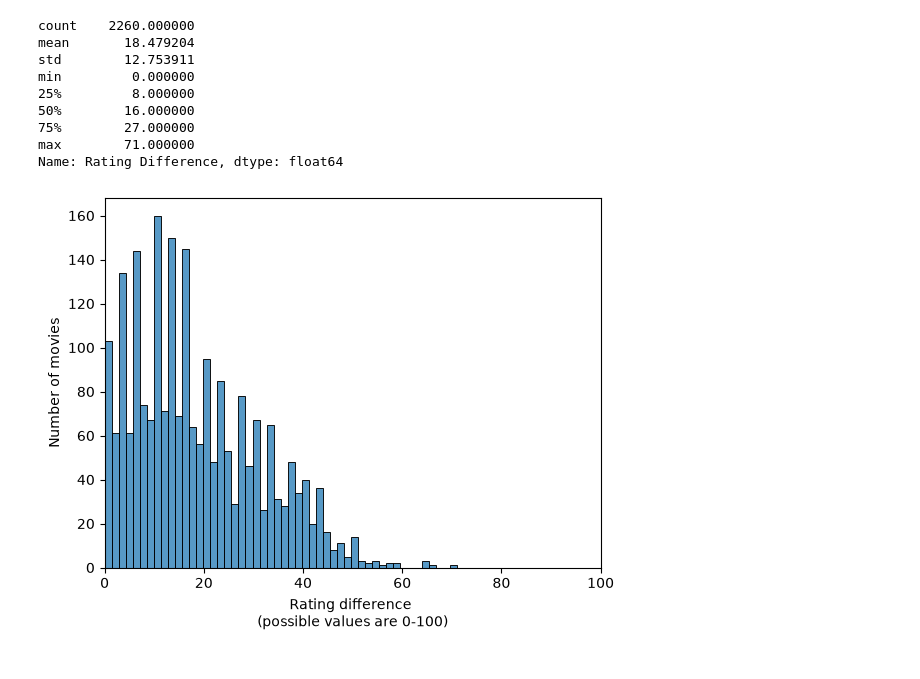
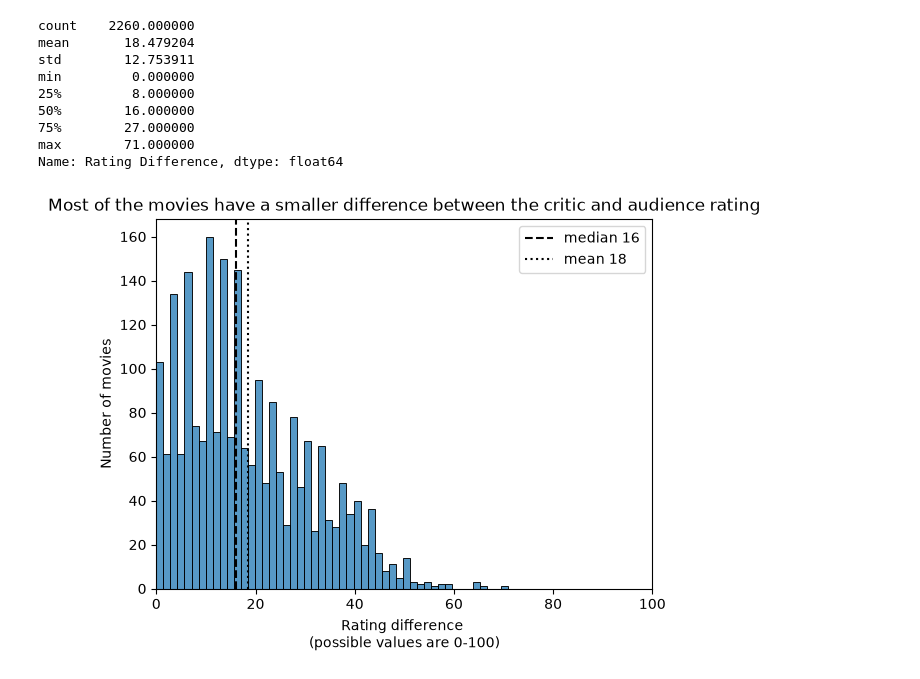
Before and after one commit to lindqv/python-course, a Jupyter notebook: data_analysis_visualisation/project/project.ipynb, the cells around one changed output. Cells and saved outputs as stored; diff of their text form; code cells hidden in the pictures.

Commit message:
Add mean, median and title to the rating difference chart

```diff
--- a/data_analysis_visualisation/project/project.ipynb
+++ b/data_analysis_visualisation/project/project.ipynb
@@ -526,12 +526,18 @@ Name: Rating Difference, dtype: float64
 # %%
 fig, ax = plt.subplots()
 sns.histplot(data=movies, x="Rating Difference", bins=50, ax=ax)
 
-ax.set_title('')
+median = movies["Rating Difference"].median()
+mean = movies["Rating Difference"].mean()
+ax.set_xlim(0, 100)
+ax.axvline(median, color='black', linestyle='--', label=f'median {median:,.0f}')
+ax.axvline(mean, color='black', linestyle=':', label=f'mean {mean:,.0f}')
+
+ax.set_title('Most of the movies have a smaller difference between the critic and audience rating')
 ax.set_xlabel("Rating difference \n(possible values are 0-100)")
 ax.set_ylabel('Number of movies')
-ax.set_xlim(0, 100)
+ax.legend()
 
 plt.show()
 # %% [output]
-[figure, old version]
+[figure, new version]
```
